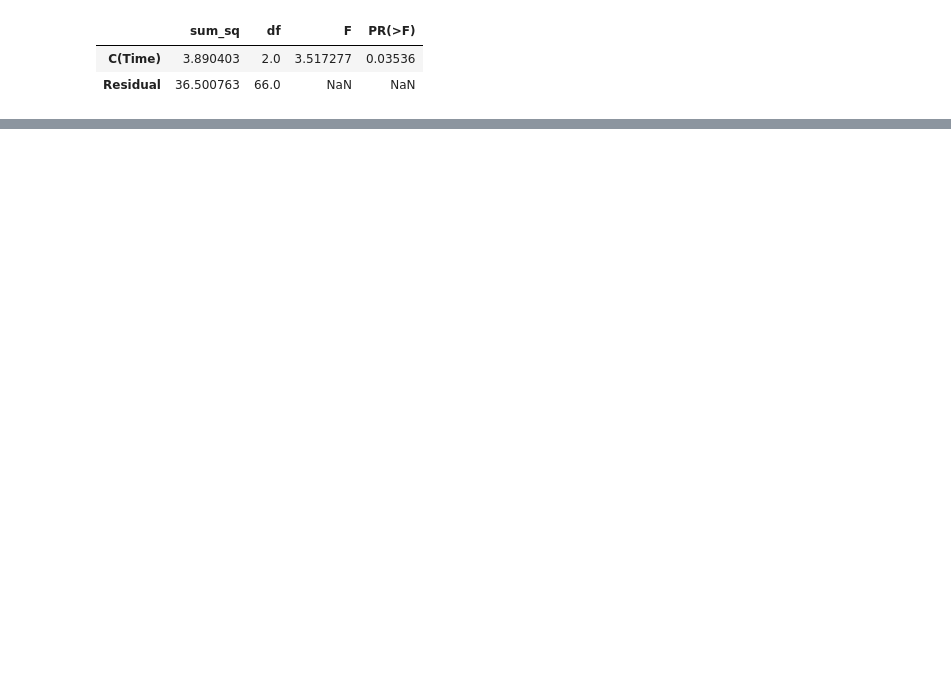
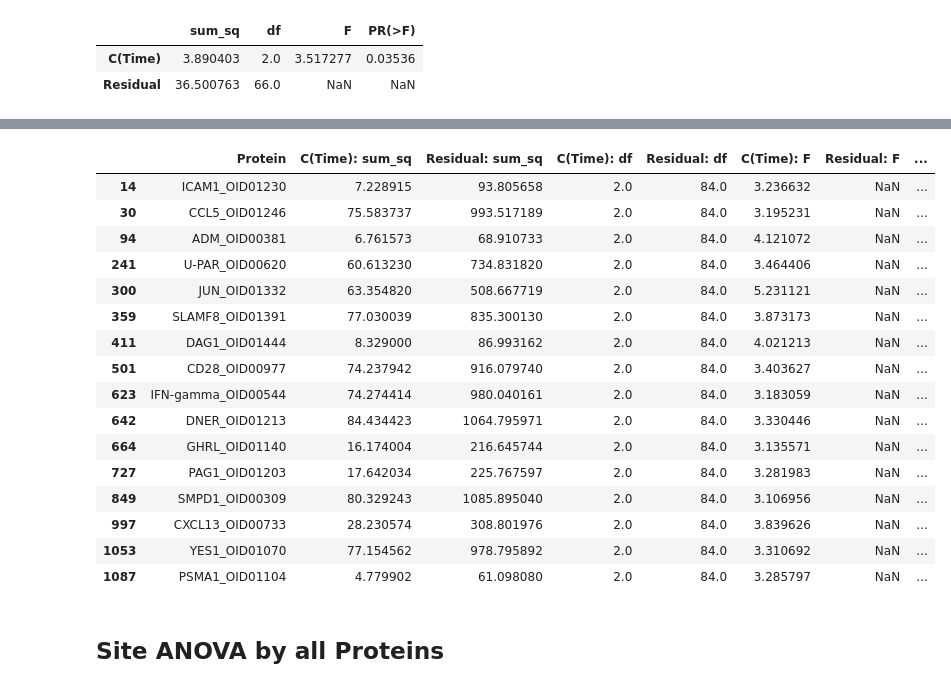
Before and after one commit to chrisbock76/Final_Project, a Jupyter notebook: NewANOVAxProtein.ipynb, the cells around one changed output, grey strips where cells are left out. Drawn from its saved outputs; the diff is of its cells as text; code cells hidden in the pictures; blank space fills up the shorter version.

```diff
--- a/NewANOVAxProtein.ipynb
+++ b/NewANOVAxProtein.ipynb
@@ -175,0 +187,19 @@ for protein in protein_list:
+# %%
+anova_protein = {"Protein":[], "C(Time): sum_sq":[],
+"Residual: sum_sq": [], "C(Time): df":[], "Residual: df":[],
+"C(Time): F":[], "Residual: F":[],
+"C(Time): PR(>F)":[], "Residual: PR(>F)":[]}
+
+for protein in protein_list:
+    data = Responder_melt.loc[Responder_melt["Protein"] == protein]
+    model = ols('NPX ~ C(Time)', data=data).fit()
+    anova_table = sm.stats.anova_lm(model, typ=2)
+    anova_protein["Protein"].append(protein)
+    anova_protein["C(Time): sum_sq"].append(anova_table["sum_sq"][0])
+    anova_protein["Residual: sum_sq"].append(anova_table["sum_sq"][1])
+    anova_protein["C(Time): df"].append(anova_table["df"][0])
+    anova_protein["Residual: df"].append(anova_table["df"][1])
+    anova_protein["C(Time): F"].append(anova_table["F"][0])
+    anova_protein["Residual: F"].append(anova_table["F"][1])
+    anova_protein["C(Time): PR(>F)"].append(anova_table["PR(>F)"][0])
+    anova_protein["Residual: PR(>F)"].append(anova_table["PR(>F)"][1])
@@ -189,0 +249,22 @@ df_Site = df_Site.set_index("SampleID")
+# %%
+anova_NR = {"Protein":[], "C(Time): sum_sq":[],
+"Residual: sum_sq": [], "C(Time): df":[], "Residual: df":[],
+"C(Time): F":[], "Residual: F":[],
+"C(Time): PR(>F)":[], "Residual: PR(>F)":[]}
+
+for protein in protein_list:
+    data = NR_melt.loc[NR_melt["Protein"] == protein]
+    model = ols('NPX ~ C(Time)', data=data).fit()
+    anova_table = sm.stats.anova_lm(model, typ=2)
+    anova_NR["Protein"].append(protein)
+    anova_NR["C(Time): sum_sq"].append(anova_table["sum_sq"][0])
+    anova_NR["Residual: sum_sq"].append(anova_table["sum_sq"][1])
+    anova_NR["C(Time): df"].append(anova_table["df"][0])
+    anova_NR["Residual: df"].append(anova_table["df"][1])
+    anova_NR["C(Time): F"].append(anova_table["F"][0])
+    anova_NR["Residual: F"].append(anova_table["F"][1])
+    anova_NR["C(Time): PR(>F)"].append(anova_table["PR(>F)"][0])
+    anova_NR["Residual: PR(>F)"].append(anova_table["PR(>F)"][1])
+# %%
+anova_NR_df = pd.DataFrame(anova_NR)
+anova_NR_df.head()
@@ -189,0 +278,22 @@ df_Site = df_Site.set_index("SampleID")
+# %%
+anova_NR_df.loc[anova_NR_df["C(Time): PR(>F)"] < 0.05]
+# %% [output]
+|  | Protein | C(Time): sum_sq | Residual: sum_sq | C(Time): df | Residual: df | C(Time): F | Residual: F | ... |
+| 14 | ICAM1_OID01230 | 7.228915 | 93.805658 | 2.0 | 84.0 | 3.236632 | NaN | ... |
+| 30 | CCL5_OID01246 | 75.583737 | 993.517189 | 2.0 | 84.0 | 3.195231 | NaN | ... |
+| 94 | ADM_OID00381 | 6.761573 | 68.910733 | 2.0 | 84.0 | 4.121072 | NaN | ... |
+| 241 | U-PAR_OID00620 | 60.613230 | 734.831820 | 2.0 | 84.0 | 3.464406 | NaN | ... |
+| 300 | JUN_OID01332 | 63.354820 | 508.667719 | 2.0 | 84.0 | 5.231121 | NaN | ... |
+| 359 | SLAMF8_OID01391 | 77.030039 | 835.300130 | 2.0 | 84.0 | 3.873173 | NaN | ... |
+| 411 | DAG1_OID01444 | 8.329000 | 86.993162 | 2.0 | 84.0 | 4.021213 | NaN | ... |
+| 501 | CD28_OID00977 | 74.237942 | 916.079740 | 2.0 | 84.0 | 3.403627 | NaN | ... |
+| 623 | IFN-gamma_OID00544 | 74.274414 | 980.040161 | 2.0 | 84.0 | 3.183059 | NaN | ... |
+| 642 | DNER_OID01213 | 84.434423 | 1064.795971 | 2.0 | 84.0 | 3.330446 | NaN | ... |
+| 664 | GHRL_OID01140 | 16.174004 | 216.645744 | 2.0 | 84.0 | 3.135571 | NaN | ... |
+| 727 | PAG1_OID01203 | 17.642034 | 225.767597 | 2.0 | 84.0 | 3.281983 | NaN | ... |
+| 849 | SMPD1_OID00309 | 80.329243 | 1085.895040 | 2.0 | 84.0 | 3.106956 | NaN | ... |
+| 997 | CXCL13_OID00733 | 28.230574 | 308.801976 | 2.0 | 84.0 | 3.839626 | NaN | ... |
+| 1053 | YES1_OID01070 | 77.154562 | 978.795892 | 2.0 | 84.0 | 3.310692 | NaN | ... |
+| 1087 | PSMA1_OID01104 | 4.779902 | 61.098080 | 2.0 | 84.0 | 3.285797 | NaN | ... |
+# %% [markdown]
+## Site ANOVA by all Proteins
```
Also changed, not shown: parts of 19 cells of this notebook.
